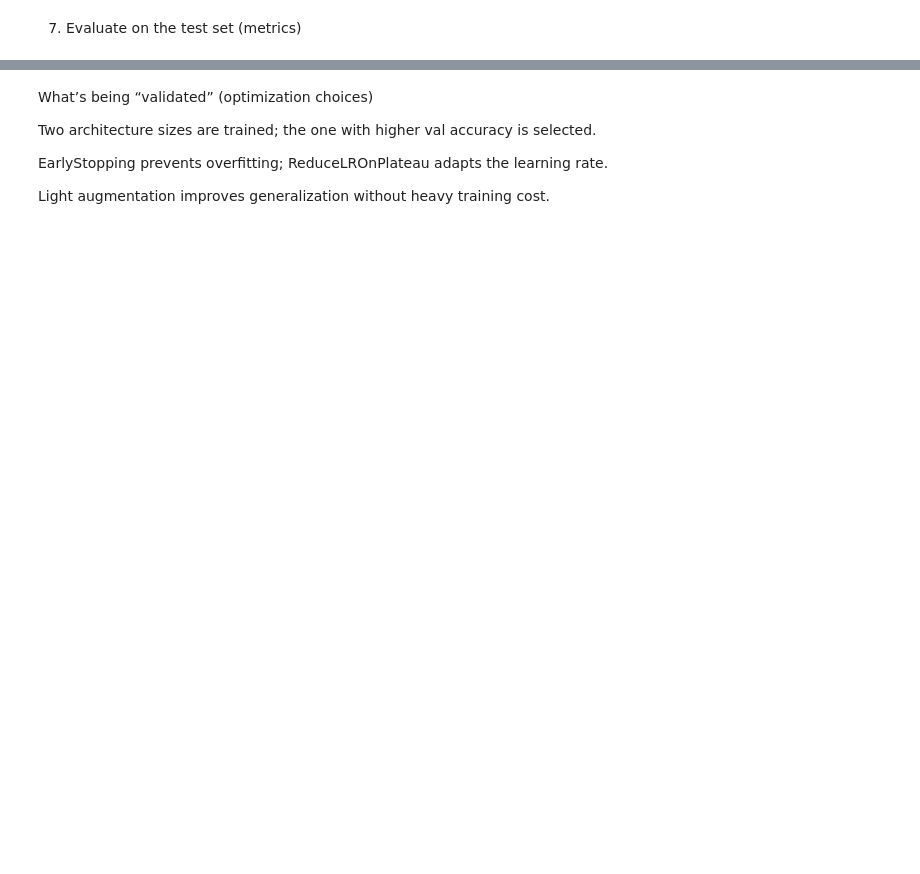
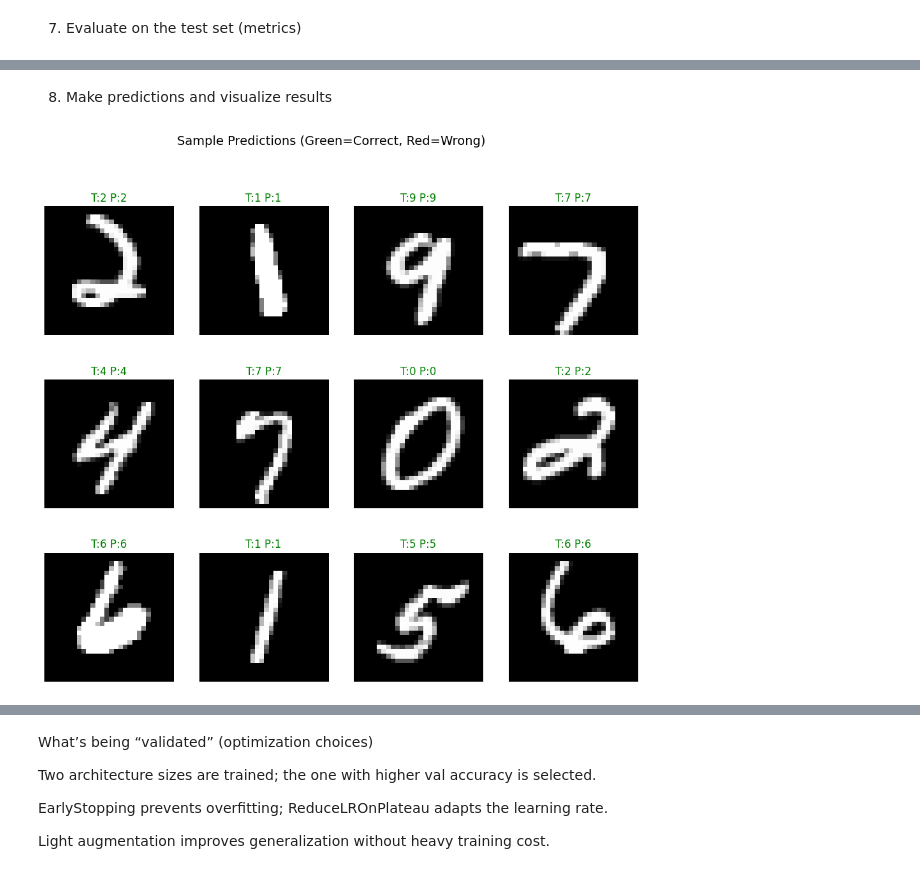
Before and after one commit to smraytech/test, a Jupyter notebook: exercises/machine-learning/neural-networks/convolutional_neural_networks.ipynb, the cells around one changed output, grey strips where cells are left out. Drawn from its saved outputs; the diff is of its cells as text; code cells hidden in the pictures; blank space fills up the shorter version.

```diff
--- a/exercises/machine-learning/neural-networks/convolutional_neural_networks.ipynb
+++ b/exercises/machine-learning/neural-networks/convolutional_neural_networks.ipynb
@@ -233,0 +234,25 @@ weighted avg     0.0084    0.0917    0.0154       229
+# %% [markdown]
+8) Make predictions and visualize results
+# %%
+# Pick some random indices
+num_images = 12
+indices = random.sample(range(len(X_test)), num_images)
+
+plt.figure(figsize=(12,10))
+for i, idx in enumerate(indices):
+    plt.subplot(3, 4, i+1)
+    img = X_test[idx].reshape(28,28)  # reshape for visualization
+    plt.imshow(img, cmap="gray")
+    plt.axis("off")
+
+    true_label = y_test[idx]
+    pred_label = y_pred[idx]
+
+    # Title shows True vs Predicted
+    color = "green" if true_label == pred_label else "red"
+    plt.title(f"T:{true_label} P:{pred_label}", color=color)
+
+plt.suptitle("Sample Predictions (Green=Correct, Red=Wrong)", fontsize=14)
+plt.show()
+# %% [output]
+[figure, added]
```
Also changed, not shown: parts of 7 cells of this notebook.
